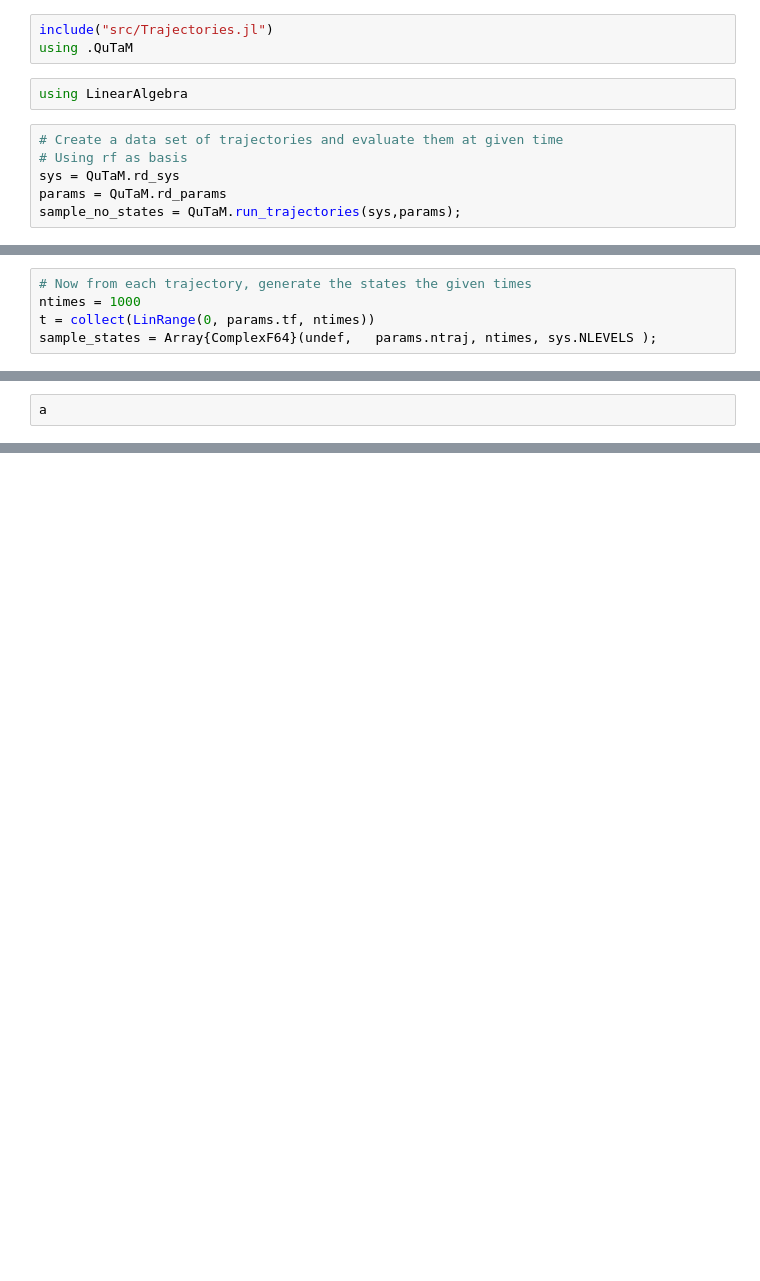
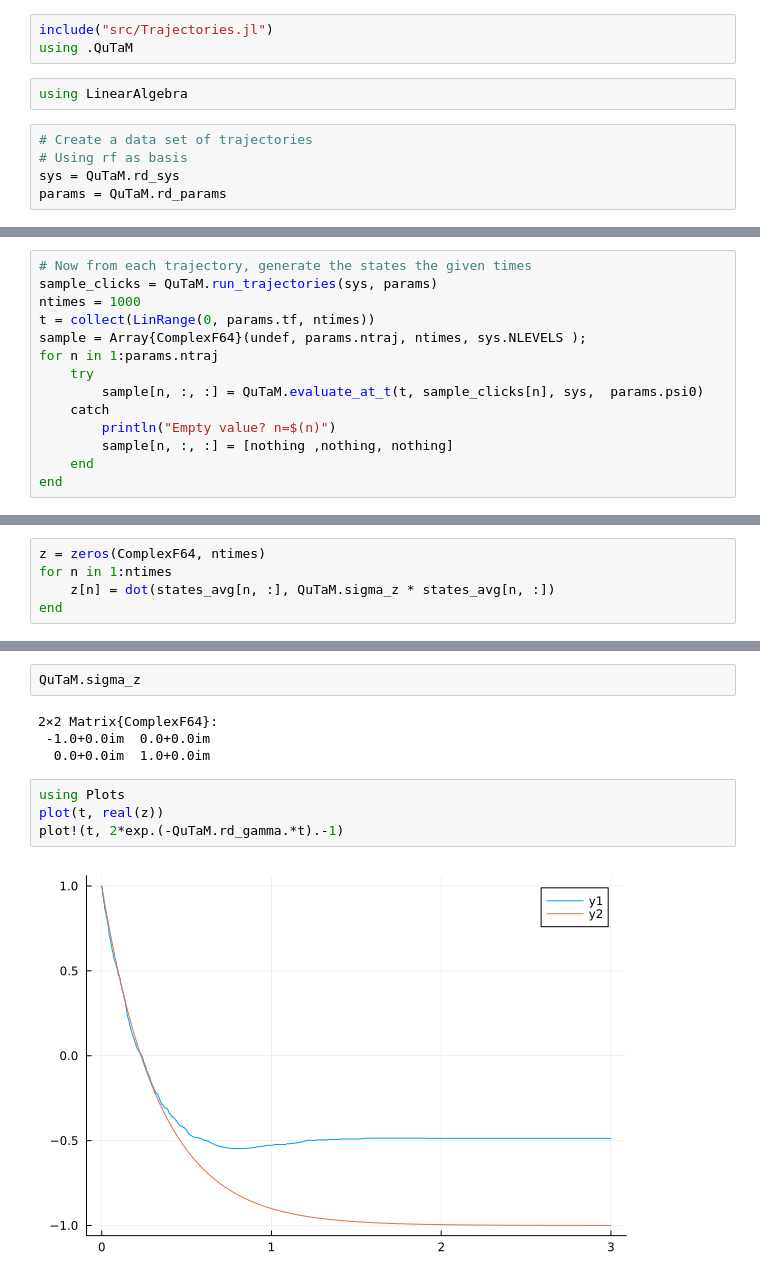
Before and after one commit to Ste1nb0cK/QuTaM.jl, a Jupyter notebook: Gillipsie.ipynb, the cells around one changed output, grey strips where cells are left out. Saved outputs shown, nothing was run; the diff lists cells and outputs as text; blank space fills up the shorter version.

```diff
--- a/Gillipsie.ipynb
+++ b/Gillipsie.ipynb
@@ -4,8 +4,7 @@ using .QuTaM
 # %%
 using LinearAlgebra
 # %%
-# Create a data set of trajectories and evaluate them at given time
+# Create a data set of trajectories
 # Using rf as basis
 sys = QuTaM.rd_sys
 params = QuTaM.rd_params
-sample_no_states = QuTaM.run_trajectories(sys,params);
@@ -12,5 +28,14 @@ sample_no_states = QuTaM.run_trajectories(sys,params);
 # %%
 # Now from each trajectory, generate the states the given times
+sample_clicks = QuTaM.run_trajectories(sys, params)
 ntimes = 1000
 t = collect(LinRange(0, params.tf, ntimes))
-sample_states = Array{ComplexF64}(undef,   params.ntraj, ntimes, sys.NLEVELS );
+sample = Array{ComplexF64}(undef, params.ntraj, ntimes, sys.NLEVELS );
+for n in 1:params.ntraj
+    try
+        sample[n, :, :] = QuTaM.evaluate_at_t(t, sample_clicks[n], sys,  params.psi0)
+    catch
+        println("Empty value? n=$(n)")
+        sample[n, :, :] = [nothing ,nothing, nothing]
+    end
+end
@@ -37,2 +76,5 @@ true
 # %%
-a
+z = zeros(ComplexF64, ntimes)
+for n in 1:ntimes
+    z[n] = dot(states_avg[n, :], QuTaM.sigma_z * states_avg[n, :])
+end
@@ -40,0 +85,12 @@ a
+# %%
+QuTaM.sigma_z
+# %% [output]
+2×2 Matrix{ComplexF64}:
+ -1.0+0.0im  0.0+0.0im
+  0.0+0.0im  1.0+0.0im
+# %%
+using Plots
+plot(t, real(z))
+plot!(t, 2*exp.(-QuTaM.rd_gamma.*t).-1)
+# %% [output]
+[figure, added]
```
Also changed, not shown: parts of 11 cells of this notebook, 10 other files.
